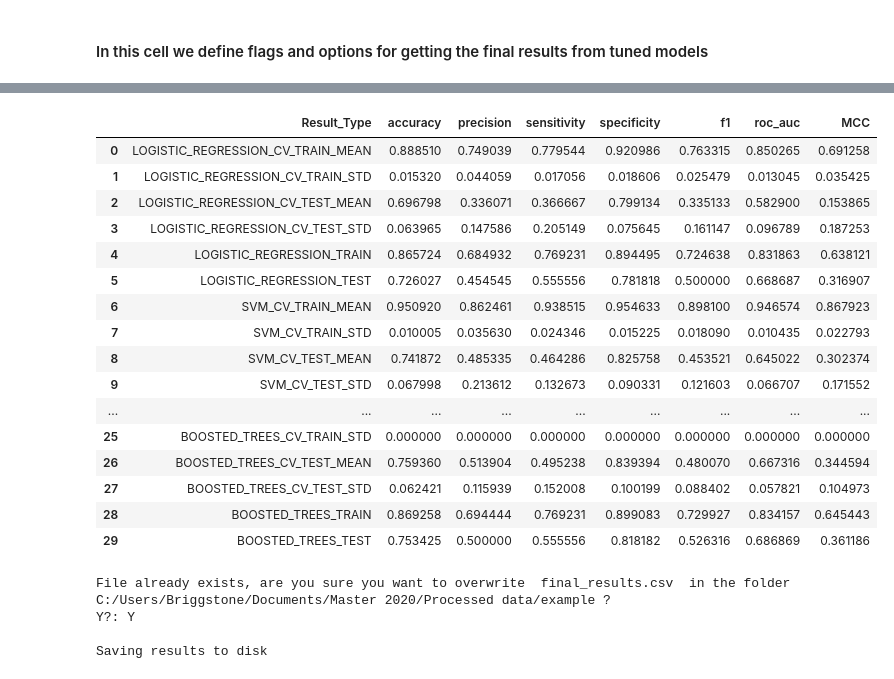
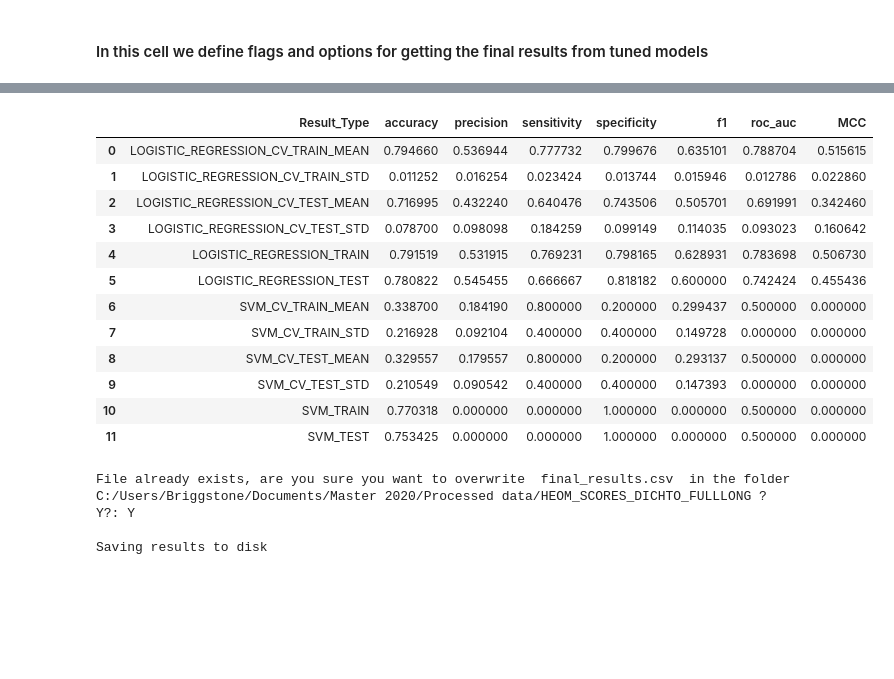
Before and after one commit to Tjersland/Master_2020_Prediction_of_Psychosis_in_Parkinsons_Patients_using_Machine_learning, a Jupyter notebook: 4.non_deep_learning_models.ipynb, the cells around one changed output, grey strips where cells are left out. Cells and saved outputs as stored; diff of their text form; code cells hidden in the pictures; blank space fills up the shorter version.

Commit message:
Fixed final results

```diff
--- a/4.non_deep_learning_models.ipynb
+++ b/4.non_deep_learning_models.ipynb
@@ -69,10 +65,10 @@ scoring = {
 }
 
 # This is the metric we seek to optimise through tuning
-refit = "MCC"
+refit = "sensitivity"
 
 # Which folder of preprocessed data we want to use
-FOLDER_NAME = "example"
+FOLDER_NAME = "HEOM_SCORES_DICHTO_FULLLONG"
 
 #Whether to print information about the percentage of positive cases in our train and test sets
 POSITIVE_CASES_PRINT = 1
@@ -298,6 +294,18 @@ def CV_report (model, X, Y, k_folds, scoring, sampling, return_results = False):
 # %% [markdown]
 #### In this cell we set all flags and parameters for Logistic Regression
 # %%
+'''
+Parameters for Logistic Regression can be found here:
+https://scikit-learn.org/stable/modules/generated/sklearn.linear_model.LogisticRegression.html
+
+Esentially the only parameters of interest are:
+C the regularization parameter, a smaller C means a heavier regularization.
+Class weights, used to give more weight to the less represented class. Probably best left on balanced
+'''
+
+
+
+
 '''
     Flags and Parameters for Logistic Regression
 '''
@@ -346,7 +354,7 @@ if ENABLE_LOGISTIC_REGRESSION:
 
             #Set the number of random searches performed using the distributions provided
             #More iterations, likely better results, but worse performance
-            LOGISTIC_REGRESSION_RANDOMSEARCH_N_ITER = 2
+            LOGISTIC_REGRESSION_RANDOMSEARCH_N_ITER = 1000
 
             #Use this to define the distributions to search through in randomsearch
             LOGISTIC_REGRESSION_PARAMS_RANDOM_SEARCH = {
@@ -429,7 +415,7 @@ Saving hyperparameters to disk
     Flags and Parameters for Support Vector Machines
 '''
 # 0 = No, 1 = Yes
-ENABLE_SVM = 0
+ENABLE_SVM = 1
 
 #Number of folds to use in CV
 SVM_K_FOLD = 10
@@ -470,11 +456,11 @@ if ENABLE_SVM:
 
             #Set the number of random searches performed using the distributions provided
             #More iterations, likely better results, but worse performance
-            SVM_RANDOMSEARCH_N_ITER = 2
+            SVM_RANDOMSEARCH_N_ITER = 1000
 
             #Use this to define the distributions to search through in randomsearch
             SVM_PARAMS_RANDOM_SEARCH = {
-                'kernel' : ["linear", "poly", "rbf", "sigmoid"],
+                'kernel' : ["linear", "poly", "rbf"],
                 'C' : stats.uniform(0.0, 10)
                          }
 
@@ -482,7 +468,7 @@ if ENABLE_SVM:
         elif SVM_TUNING_METHOD == 2:
             #Use this to define the grid searched through in gridsearch
             SVM_PARAMS_GRID_SEARCH = {
-                'kernel' : ["linear", "poly", "rbf", "sigmoid"],
+                'kernel' : ["linear", "poly", "rbf"],
                 'C' : [0,0.05,0.1]
              }
 '''
@@ -1105,19 +977,19 @@ if ENABLE_FINAL_RESULTS:
         SVM_PARAMS = "bestparams.txt"
 
     # 0 = No, 1 = Yes
-    FINAL_RESULTS_DECISION_TREE = 1
+    FINAL_RESULTS_DECISION_TREE = 0
     if FINAL_RESULTS_DECISION_TREE:
         #text file with the params you want to use in the final results
         DECISION_TREE_PARAMS = "bestparams.txt"
 
     # 0 = No, 1 = Yes
-    FINAL_RESULTS_RANDOM_FOREST = 1
+    FINAL_RESULTS_RANDOM_FOREST = 0
     if FINAL_RESULTS_RANDOM_FOREST:
         #text file with the params you want to use in the final results
         RANDOM_FOREST_PARAMS = "bestparams.txt"
 
     # 0 = No, 1 = Yes
-    FINAL_RESULTS_BOOSTED_TREES = 1
+    FINAL_RESULTS_BOOSTED_TREES = 0
     if FINAL_RESULTS_BOOSTED_TREES:
         #text file with the params you want to use in the final results
         DECISION_TREE_PARAMS = "bestparams.txt"
@@ -1243,7 +1115,7 @@ if ENABLE_FINAL_RESULTS:
 
             results = CV_report(clf_svm, train, train_Y, FINAL_RESULTS_K_FOLDS, FINAL_RESULTS_METRICS, SAMPLING, return_results = True)
             cv_report_helper_function(rows_list, "SVM_", results)
-            results_helper_function(rows_list, "SVM_", clf_log)
+            results_helper_function(rows_list, "SVM_", clf_svm)
 
 
     if FINAL_RESULTS_DECISION_TREE:
@@ -1257,7 +1129,7 @@ if ENABLE_FINAL_RESULTS:
 
             results = CV_report(clf_DT, train, train_Y, FINAL_RESULTS_K_FOLDS, FINAL_RESULTS_METRICS, SAMPLING, return_results = True)
             cv_report_helper_function(rows_list, "DECISION_TREE_", results)
-            results_helper_function(rows_list, "DECISION_TREE_", clf_log)
+            results_helper_function(rows_list, "DECISION_TREE_", clf_DT)
 
 
     if FINAL_RESULTS_RANDOM_FOREST:
@@ -1271,7 +1143,7 @@ if ENABLE_FINAL_RESULTS:
 
             results = CV_report(clf_RF, train, train_Y, FINAL_RESULTS_K_FOLDS, FINAL_RESULTS_METRICS, SAMPLING, return_results = True)
             cv_report_helper_function(rows_list, "RANDOM_FOREST_", results)
-            results_helper_function(rows_list, "RANDOM_FOREST_", clf_log)
+            results_helper_function(rows_list, "RANDOM_FOREST_", clf_RF)
 
 
     if FINAL_RESULTS_BOOSTED_TREES:
@@ -1285,7 +1157,7 @@ if ENABLE_FINAL_RESULTS:
 
             results = CV_report(clf_BT, train, train_Y, FINAL_RESULTS_K_FOLDS, FINAL_RESULTS_METRICS, SAMPLING, return_results = True)
             cv_report_helper_function(rows_list, "BOOSTED_TREES_", results)
-            results_helper_function(rows_list, "BOOSTED_TREES_", clf_log)
+            results_helper_function(rows_list, "BOOSTED_TREES_", clf_BT)
 
 
 
@@ -1313,21 +1179,17 @@ if ENABLE_FINAL_RESULTS:
 |  | Result_Type | accuracy | precision | sensitivity | specificity | f1 | roc_auc | MCC |
-| 0 | LOGISTIC_REGRESSION_CV_TRAIN_MEAN | 0.888510 | 0.749039 | 0.779544 | 0.920986 | 0.763315 | 0.850265 | 0.691258 |
-| 1 | LOGISTIC_REGRESSION_CV_TRAIN_STD | 0.015320 | 0.044059 | 0.017056 | 0.018606 | 0.025479 | 0.013045 | 0.035425 |
-| 2 | LOGISTIC_REGRESSION_CV_TEST_MEAN | 0.696798 | 0.336071 | 0.366667 | 0.799134 | 0.335133 | 0.582900 | 0.153865 |
-| 3 | LOGISTIC_REGRESSION_CV_TEST_STD | 0.063965 | 0.147586 | 0.205149 | 0.075645 | 0.161147 | 0.096789 | 0.187253 |
-| 4 | LOGISTIC_REGRESSION_TRAIN | 0.865724 | 0.684932 | 0.769231 | 0.894495 | 0.724638 | 0.831863 | 0.638121 |
-| 5 | LOGISTIC_REGRESSION_TEST | 0.726027 | 0.454545 | 0.555556 | 0.781818 | 0.500000 | 0.668687 | 0.316907 |
-| 6 | SVM_CV_TRAIN_MEAN | 0.950920 | 0.862461 | 0.938515 | 0.954633 | 0.898100 | 0.946574 | 0.867923 |
-| 7 | SVM_CV_TRAIN_STD | 0.010005 | 0.035630 | 0.024346 | 0.015225 | 0.018090 | 0.010435 | 0.022793 |
-| 8 | SVM_CV_TEST_MEAN | 0.741872 | 0.485335 | 0.464286 | 0.825758 | 0.453521 | 0.645022 | 0.302374 |
-| 9 | SVM_CV_TEST_STD | 0.067998 | 0.213612 | 0.132673 | 0.090331 | 0.121603 | 0.066707 | 0.171552 |
-| ... | ... | ... | ... | ... | ... | ... | ... | ... |
-| 25 | BOOSTED_TREES_CV_TRAIN_STD | 0.000000 | 0.000000 | 0.000000 | 0.000000 | 0.000000 | 0.000000 | 0.000000 |
-| 26 | BOOSTED_TREES_CV_TEST_MEAN | 0.759360 | 0.513904 | 0.495238 | 0.839394 | 0.480070 | 0.667316 | 0.344594 |
-| 27 | BOOSTED_TREES_CV_TEST_STD | 0.062421 | 0.115939 | 0.152008 | 0.100199 | 0.088402 | 0.057821 | 0.104973 |
-| 28 | BOOSTED_TREES_TRAIN | 0.869258 | 0.694444 | 0.769231 | 0.899083 | 0.729927 | 0.834157 | 0.645443 |
-| 29 | BOOSTED_TREES_TEST | 0.753425 | 0.500000 | 0.555556 | 0.818182 | 0.526316 | 0.686869 | 0.361186 |
+| 0 | LOGISTIC_REGRESSION_CV_TRAIN_MEAN | 0.794660 | 0.536944 | 0.777732 | 0.799676 | 0.635101 | 0.788704 | 0.515615 |
+| 1 | LOGISTIC_REGRESSION_CV_TRAIN_STD | 0.011252 | 0.016254 | 0.023424 | 0.013744 | 0.015946 | 0.012786 | 0.022860 |
+| 2 | LOGISTIC_REGRESSION_CV_TEST_MEAN | 0.716995 | 0.432240 | 0.640476 | 0.743506 | 0.505701 | 0.691991 | 0.342460 |
+| 3 | LOGISTIC_REGRESSION_CV_TEST_STD | 0.078700 | 0.098098 | 0.184259 | 0.099149 | 0.114035 | 0.093023 | 0.160642 |
+| 4 | LOGISTIC_REGRESSION_TRAIN | 0.791519 | 0.531915 | 0.769231 | 0.798165 | 0.628931 | 0.783698 | 0.506730 |
+| 5 | LOGISTIC_REGRESSION_TEST | 0.780822 | 0.545455 | 0.666667 | 0.818182 | 0.600000 | 0.742424 | 0.455436 |
+| 6 | SVM_CV_TRAIN_MEAN | 0.338700 | 0.184190 | 0.800000 | 0.200000 | 0.299437 | 0.500000 | 0.000000 |
+| 7 | SVM_CV_TRAIN_STD | 0.216928 | 0.092104 | 0.400000 | 0.400000 | 0.149728 | 0.000000 | 0.000000 |
+| 8 | SVM_CV_TEST_MEAN | 0.329557 | 0.179557 | 0.800000 | 0.200000 | 0.293137 | 0.500000 | 0.000000 |
+| 9 | SVM_CV_TEST_STD | 0.210549 | 0.090542 | 0.400000 | 0.400000 | 0.147393 | 0.000000 | 0.000000 |
+| 10 | SVM_TRAIN | 0.770318 | 0.000000 | 0.000000 | 1.000000 | 0.000000 | 0.500000 | 0.000000 |
+| 11 | SVM_TEST | 0.753425 | 0.000000 | 0.000000 | 1.000000 | 0.000000 | 0.500000 | 0.000000 |
-File already exists, are you sure you want to overwrite  final_results.csv  in the folder  C:/Users/Briggstone/Documents/Master 2020/Processed data/example ?
+File already exists, are you sure you want to overwrite  final_results.csv  in the folder  C:/Users/Briggstone/Documents/Master 2020/Processed data/HEOM_SCORES_DICHTO_FULLLONG ?
 Y?: Y
 
 Saving results to disk
```
Also changed, not shown: parts of 7 cells of this notebook.
